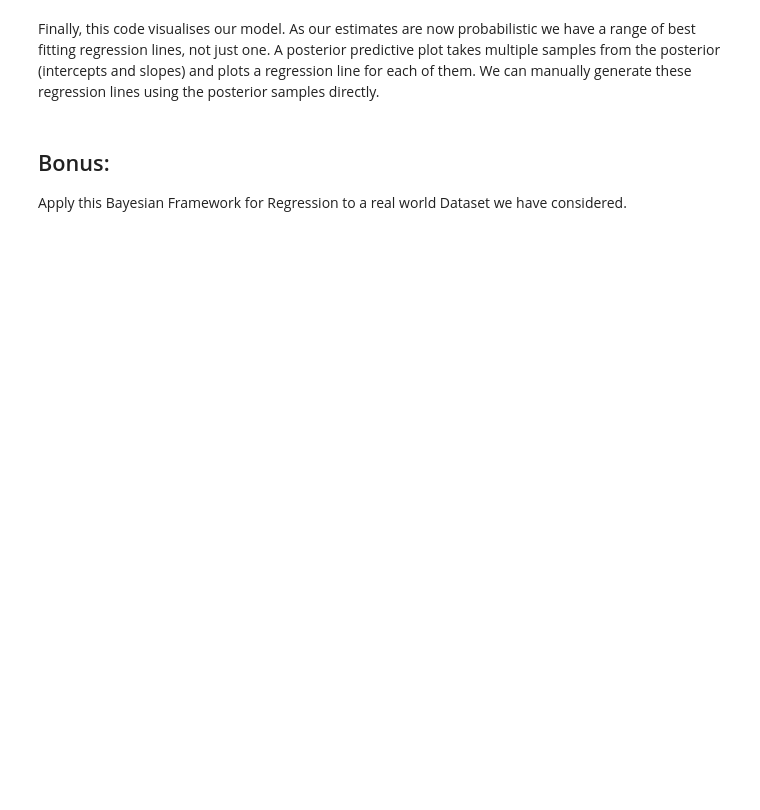
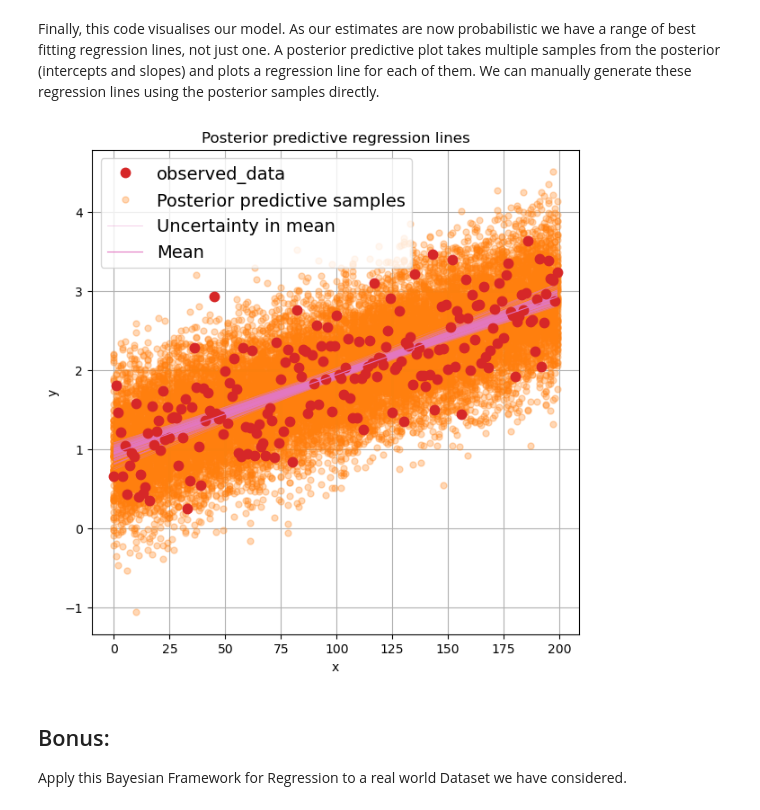
Before and after one commit to mona-borth/Hertie_ML_2025_Labs, a Jupyter notebook: lab8.ipynb, the cells around one changed output. Drawn from its saved outputs; the diff is of its cells as text; code cells hidden in the pictures; blank space fills up the shorter version.

```diff
--- a/lab8.ipynb
+++ b/lab8.ipynb
@@ -276,12 +347,14 @@ And sample from the posterior predictive distribution, saving the samples as `po
 # %% [markdown]
 Finally, this code visualises our model. As our estimates are now probabilistic we have a range of best fitting regression lines, not just one. A posterior predictive plot takes multiple samples from the posterior (intercepts and slopes) and plots a regression line for each of them. We can manually generate these regression lines using the posterior samples directly.
 # %%
-idata.posterior["y_model"] = idata.posterior["Intercept"] + idata.posterior["Slope"] * xr.DataArray(x)
+posterior_sample.posterior["y_model"] = posterior_sample.posterior["intercept"] + posterior_sample.posterior["slope"] * xr.DataArray(x)
 
 _, ax = plt.subplots(figsize=(7, 7))
-az.plot_lm(idata=idata, y="y", num_samples=100, axes=ax, y_model="y_model")
+az.plot_lm(idata=posterior_sample, y="y", num_samples=100, axes=ax, y_model="y_model")
 ax.set_title("Posterior predictive regression lines")
 ax.set_xlabel("x");
+# %% [output]
+[figure, added]
 # %% [markdown]
 ## Bonus:
 Apply this Bayesian Framework for Regression to a real world Dataset we have considered.
```
Also changed, not shown: parts of 17 cells of this notebook.
